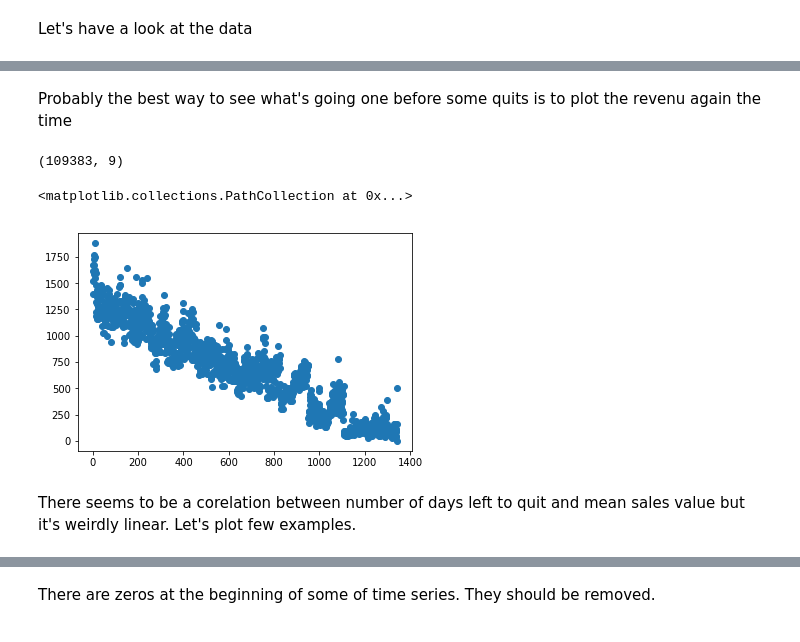
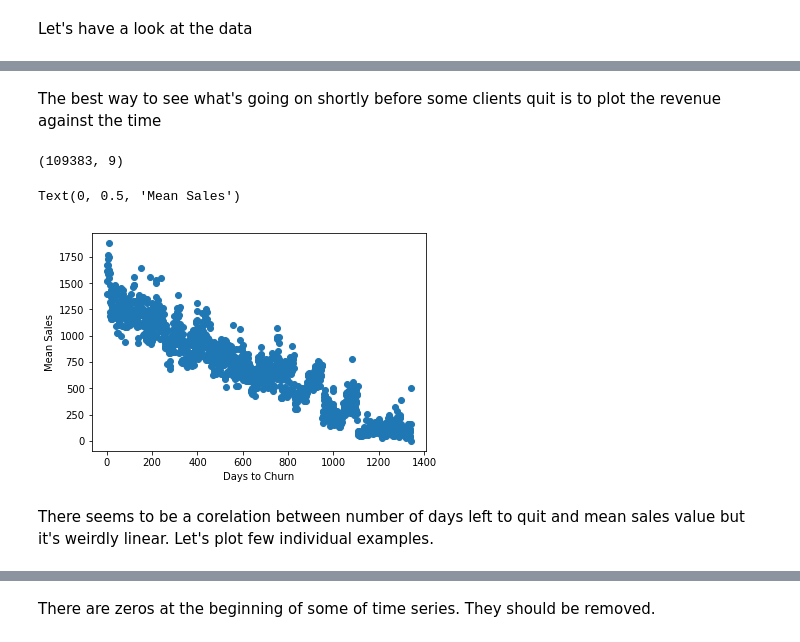
Before and after one commit to showeye/finTask, a Jupyter notebook: main.ipynb, the cells around one changed output, grey strips where cells are left out. Drawn from its saved outputs; the diff is of its cells as text; code cells hidden in the pictures.

```diff
--- a/main.ipynb
+++ b/main.ipynb
@@ -118,7 +90,7 @@ churn.describe()
 | first | NaN | 2016-01-25 00:00:00 |
 | last | NaN | 2018-11-16 00:00:00 |
 # %% [markdown]
-Probably the best way to see what's going one before some quits is to plot the revenu again the time
+The best way to see what's going on shortly before some clients quit is to plot the revenue against the time
 # %%
 jdf = pd.merge(perf, churn, on = 'supplier_key', how = 'left')
 jdf['days_to_churn'] = jdf.churn_date - jdf.report_date
@@ -131,11 +103,13 @@ jdf.shape
 # %%
 plt.scatter(jdf.groupby('days_to_churn').mean().index, \
             jdf.groupby('days_to_churn').mean()['ordered_product_sales'])
+plt.xlabel('Days to Churn')
+plt.ylabel('Mean Sales')
 # %% [output]
-<matplotlib.collections.PathCollection at 0x...>
+Text(0, 0.5, 'Mean Sales')
-[figure, old version]
+[figure, new version]
 # %% [markdown]
-There seems to be a corelation between number of days left to quit and mean sales value but it's weirdly linear. Let's plot few examples.
+There seems to be a corelation between number of days left to quit and mean sales value but it's weirdly linear. Let's plot few individual examples.
 # %%
 jdf = jdf.sort_values(by=['supplier_key','report_date']).reset_index()
 plt.subplot(2, 2, 1)
```
Also changed, not shown: parts of 56 cells of this notebook.
